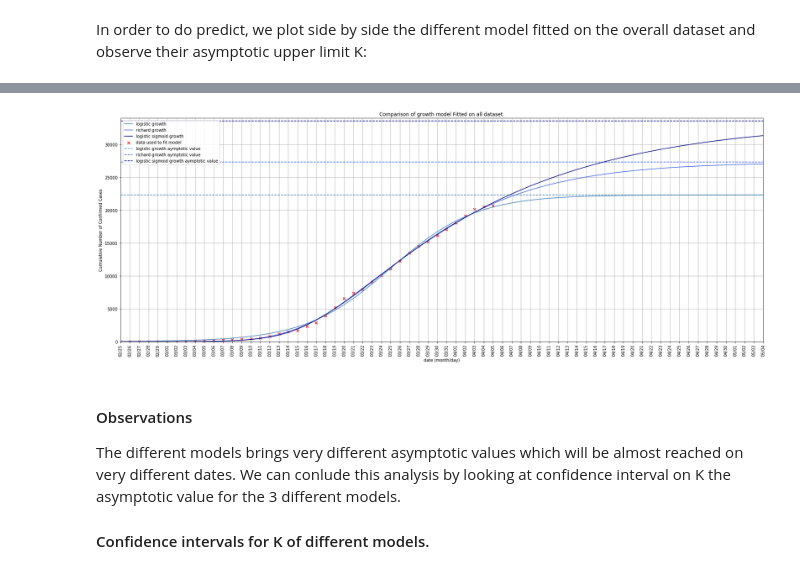
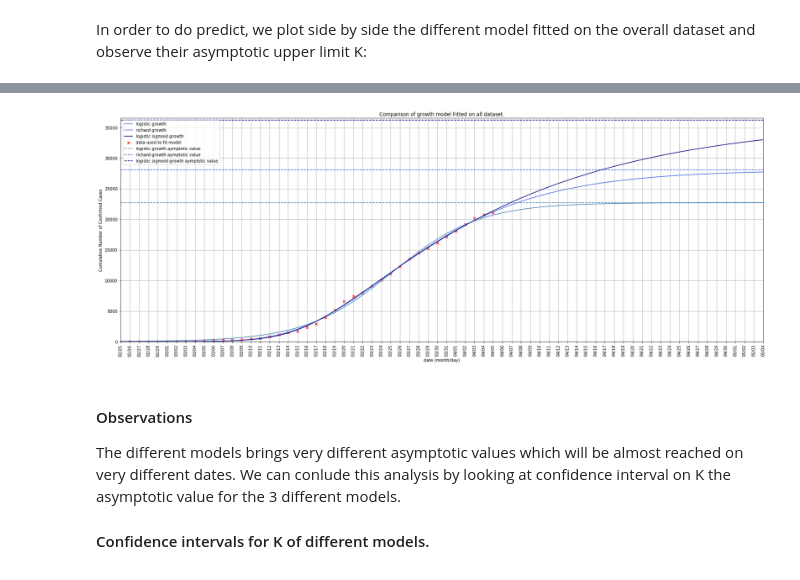
Before and after one commit to grll/covid19-cases-prediction, a Jupyter notebook: CasesPrediction.ipynb, the cells around one changed output, grey strips where cells are left out. Drawn from its saved outputs; the diff is of its cells as text; code cells hidden in the pictures.

```diff
--- a/CasesPrediction.ipynb
+++ b/CasesPrediction.ipynb
@@ -540,22 +544,22 @@ R2 SCORE (full dataset): 0.9992910462335577
 # %%
 import datetime
 plt.figure(figsize=[28,10])
 
 ax = ax_growth_model(ch_df.cumulative_cases, predictions)
 
-ax.hlines(22349, datetime.datetime(2020, 2, 25), datetime.datetime(2020, 5, 25), color="steelblue", linestyle="--", label="logistic growth aymptotic value")
-ax.hlines(27335, datetime.datetime(2020, 2, 25), datetime.datetime(2020, 5, 25), color="royalblue", linestyle="--", label="richard growth aymptotic value")
-ax.hlines(33589, datetime.datetime(2020, 2, 25), datetime.datetime(2020, 5, 25), color="navy", linestyle="--", label="logistic sigmoid growth aymptotic value")
+ax.hlines(22706, datetime.datetime(2020, 2, 25), datetime.datetime(2020, 5, 25), color="steelblue", linestyle="--", label="logistic growth aymptotic value")
+ax.hlines(28054, datetime.datetime(2020, 2, 25), datetime.datetime(2020, 5, 25), color="royalblue", linestyle="--", label="richard growth aymptotic value")
+ax.hlines(36188, datetime.datetime(2020, 2, 25), datetime.datetime(2020, 5, 25), color="navy", linestyle="--", label="logistic sigmoid growth aymptotic value")
 
 ax.legend()
 
-ax.set_ylim((0, 34000))
+ax.set_ylim((0, 36500))
 ax.set_title('Comparison of growth model Fitted on all dataset.')
 
 
 plt.show()
 # %% [output]
-[figure, old version]
+[figure, new version]
 # %% [markdown]
 #### Observations
 
```
Also changed, not shown: parts of 6 cells of this notebook.
